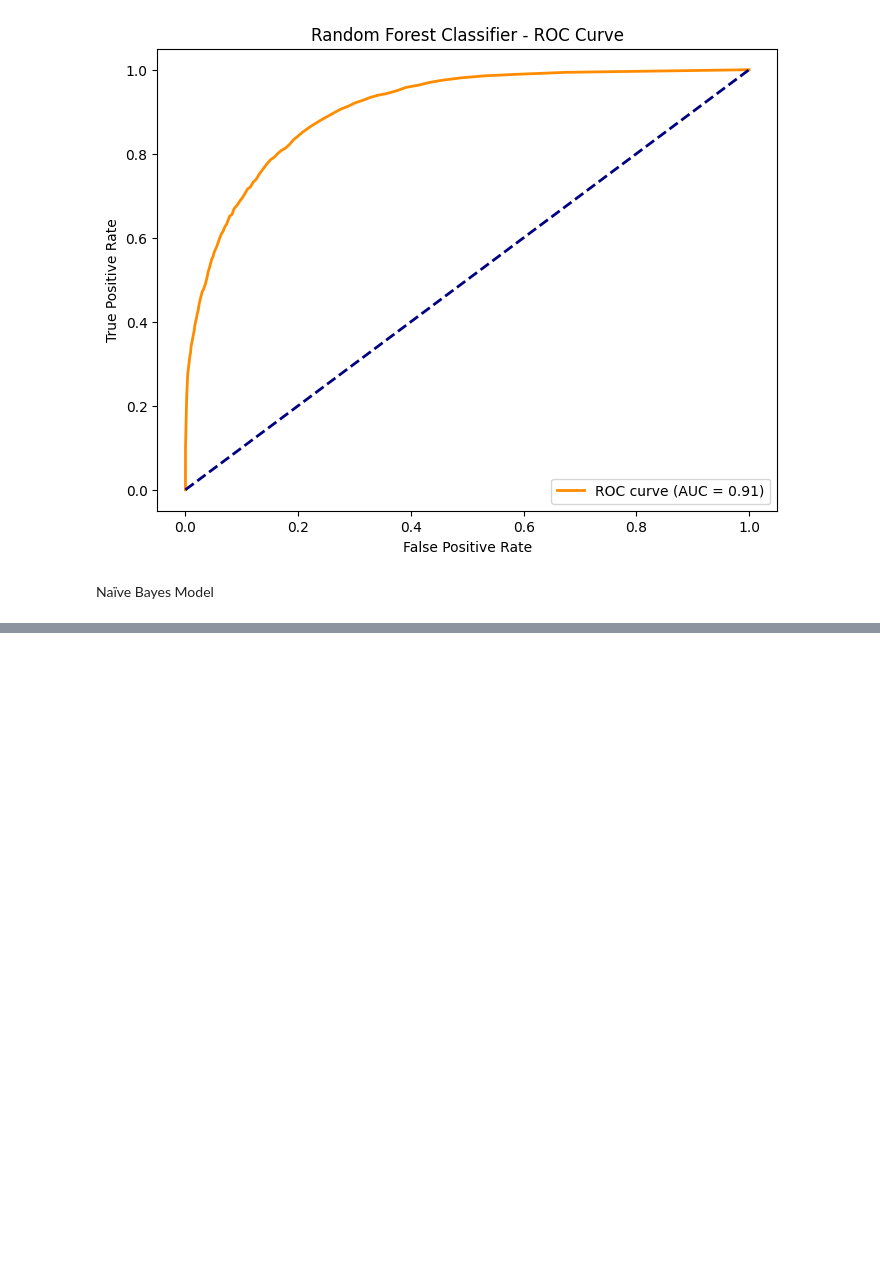
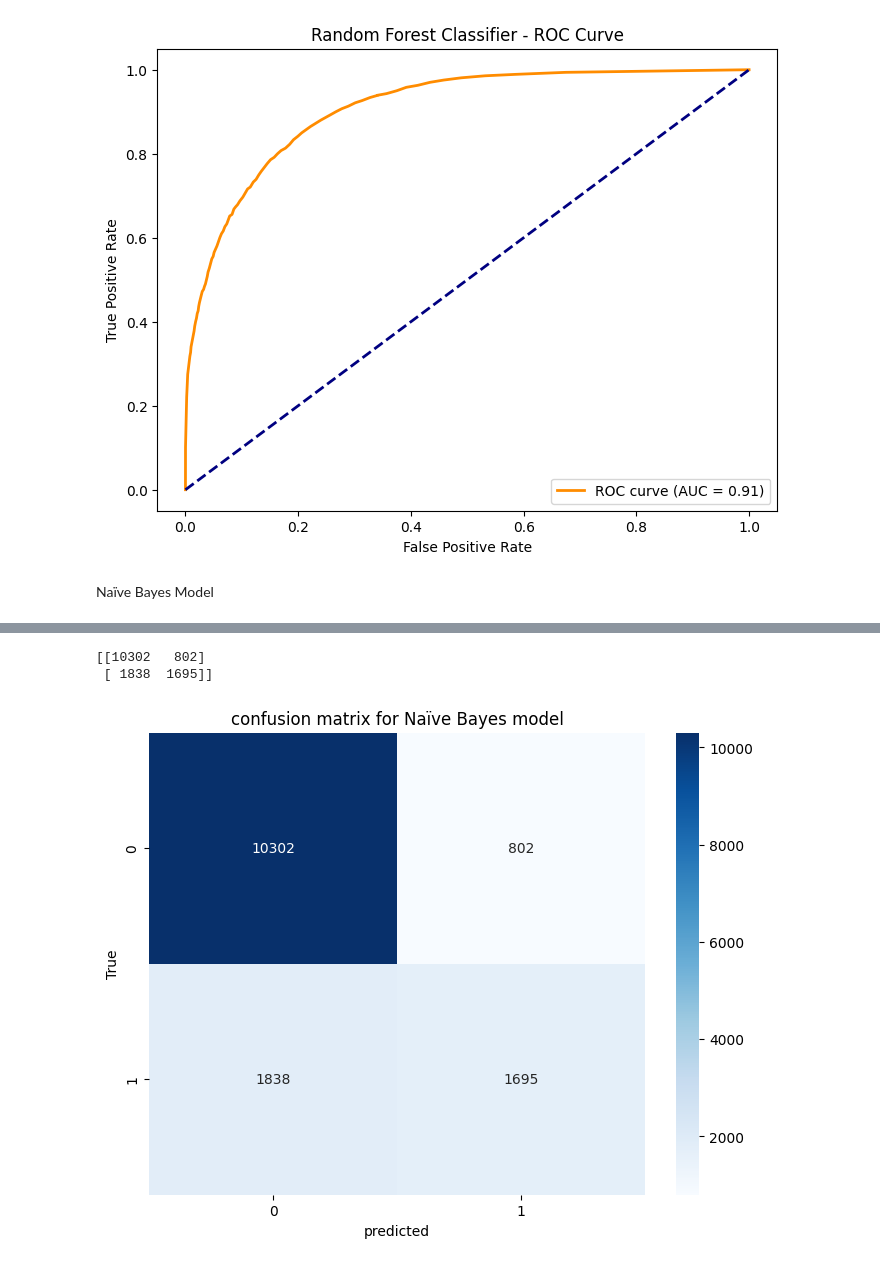
Before and after one commit to NethumDinusara/ML_CW, a Jupyter notebook: ML_CW_20221249.ipynb, the cells around one changed output, grey strips where cells are left out. Saved outputs shown, nothing was run; the diff lists cells and outputs as text; code cells hidden in the pictures; blank space fills up the shorter version.

Commit message:
Naïve Bayes Model

```diff
--- a/ML_CW_20221249.ipynb
+++ b/ML_CW_20221249.ipynb
@@ -510,0 +513,14 @@ Naïve Bayes Model
+# %%
+from sklearn.naive_bayes import GaussianNB
+
+# Initialize the Naïve Bayes model
+Nab_model = GaussianNB()
+# Fit the model to the training data
+model_2 = Nab_model.fit(X_train, y_train)
+# Make predictions on the test data
+prediction_2 = model_2.predict(X_test)
+
+# Print the accuracy on the training data
+print('Accuracy on training data: {:.3f}'.format(Nab_model.score(X_train, y_train)))
+# Print the accuracy on the testing data
+print('Accuracy on testing data: {:.3f}'.format(Nab_model.score(X_test, y_test)))
@@ -510,0 +541,16 @@ Naïve Bayes Model
+# %%
+#calculate confusion matrix
+cm_2 = confusion_matrix(y_test, prediction_2)
+print(cm_2)
+
+#plot confuction matrix
+plt.figure(figsize=(8,6))
+sns.heatmap(cm_2, annot=True, cmap='Blues', fmt='g')
+plt.xlabel('predicted')
+plt.ylabel('True')
+plt.title('confusion matrix for Naïve Bayes model')
+plt.show()
+# %% [output]
+[[10302   802]
+ [ 1838  1695]]
+[figure, added]
```
Also changed, not shown: parts of 4 cells of this notebook.
